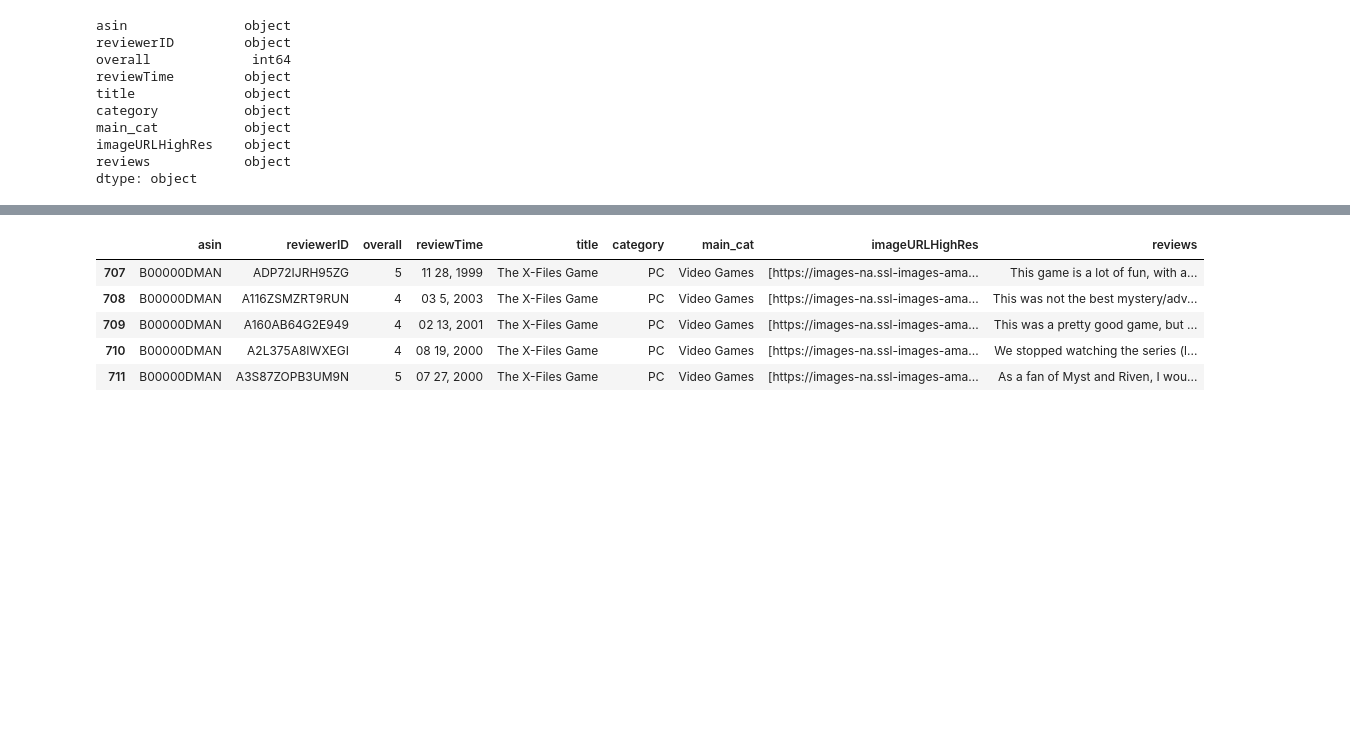
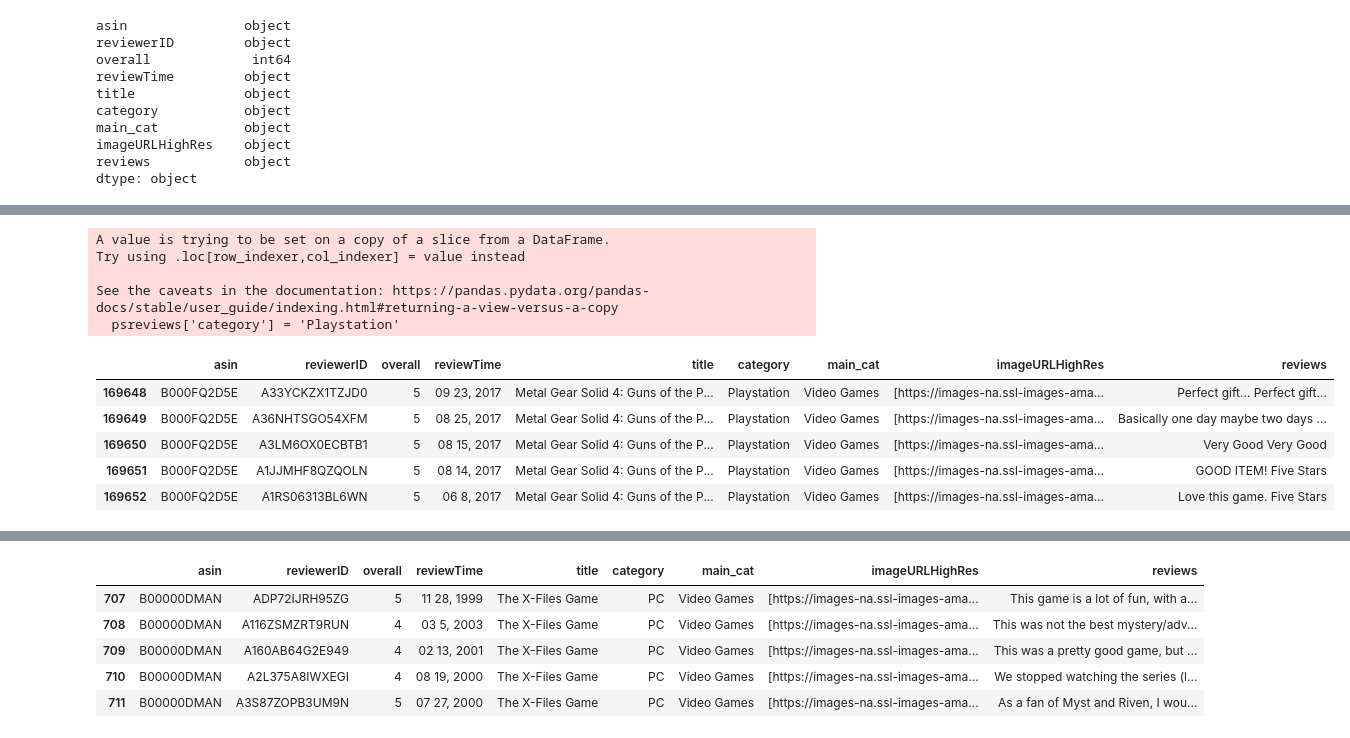
Before and after one commit to DimitrisFot/Amazon-Game-Reviews-Analysis, a Jupyter notebook: Dataset Merge and Preprocessing .ipynb, the cells around one changed output, grey strips where cells are left out. Cells and saved outputs as stored; diff of their text form; code cells hidden in the pictures; blank space fills up the shorter version.

```diff
--- a/Dataset Merge and Preprocessing .ipynb
+++ b/Dataset Merge and Preprocessing .ipynb
@@ -95,4 +113,17 @@ reviews_metadata['category'] = pd.Series(reviews_metadata['category'], dtype='st
 # %%
-#psreviews = reviews_metadata[reviews_metadata.category.apply(lambda x: x == "['Video Games', 'PlayStation 3', 'Games', '</span></span></span>']" or x == "['Video Games', 'PlayStation 4', 'Games', '</span></span></span>']" )]
-#psreviews.shape
+psreviews = reviews_metadata[reviews_metadata.category.apply(lambda x: x == "['Video Games', 'PlayStation 3', 'Games', '</span></span></span>']" or x == "['Video Games', 'PlayStation 4', 'Games', '</span></span></span>']" )]
+psreviews['category'] = 'Playstation'
+psreviews.head()
+# %% [output]
+A value is trying to be set on a copy of a slice from a DataFrame.
+Try using .loc[row_indexer,col_indexer] = value instead
+
+See the caveats in the documentation: https://pandas.pydata.org/pandas-docs/stable/user_guide/indexing.html#returning-a-view-versus-a-copy
+  psreviews['category'] = 'Playstation'
+|  | asin | reviewerID | overall | reviewTime | title | category | main_cat | imageURLHighRes | reviews |
+| 169648 | B000FQ2D5E | A33YCKZX1TZJD0 | 5 | 09 23, 2017 | Metal Gear Solid 4: Guns of the P... | Playstation | Video Games | [https://images-na.ssl-images-ama... | Perfect gift... Perfect gift... |
+| 169649 | B000FQ2D5E | A36NHTSGO54XFM | 5 | 08 25, 2017 | Metal Gear Solid 4: Guns of the P... | Playstation | Video Games | [https://images-na.ssl-images-ama... | Basically one day maybe two days ... |
+| 169650 | B000FQ2D5E | A3LM6OX0ECBTB1 | 5 | 08 15, 2017 | Metal Gear Solid 4: Guns of the P... | Playstation | Video Games | [https://images-na.ssl-images-ama... | Very Good Very Good |
+| 169651 | B000FQ2D5E | A1JJMHF8QZQOLN | 5 | 08 14, 2017 | Metal Gear Solid 4: Guns of the P... | Playstation | Video Games | [https://images-na.ssl-images-ama... | GOOD ITEM! Five Stars |
+| 169652 | B000FQ2D5E | A1RS06313BL6WN | 5 | 06 8, 2017 | Metal Gear Solid 4: Guns of the P... | Playstation | Video Games | [https://images-na.ssl-images-ama... | Love this game. Five Stars |
 # %%
```
Also changed, not shown: parts of 18 cells of this notebook, 4 other files.
